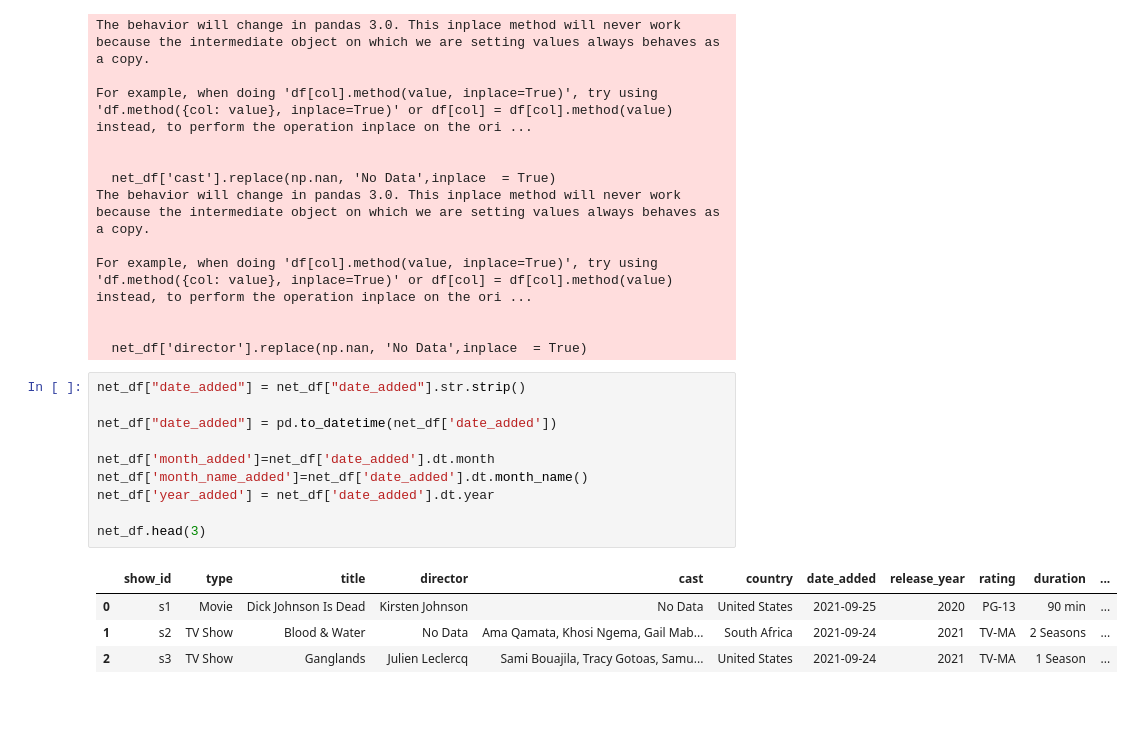
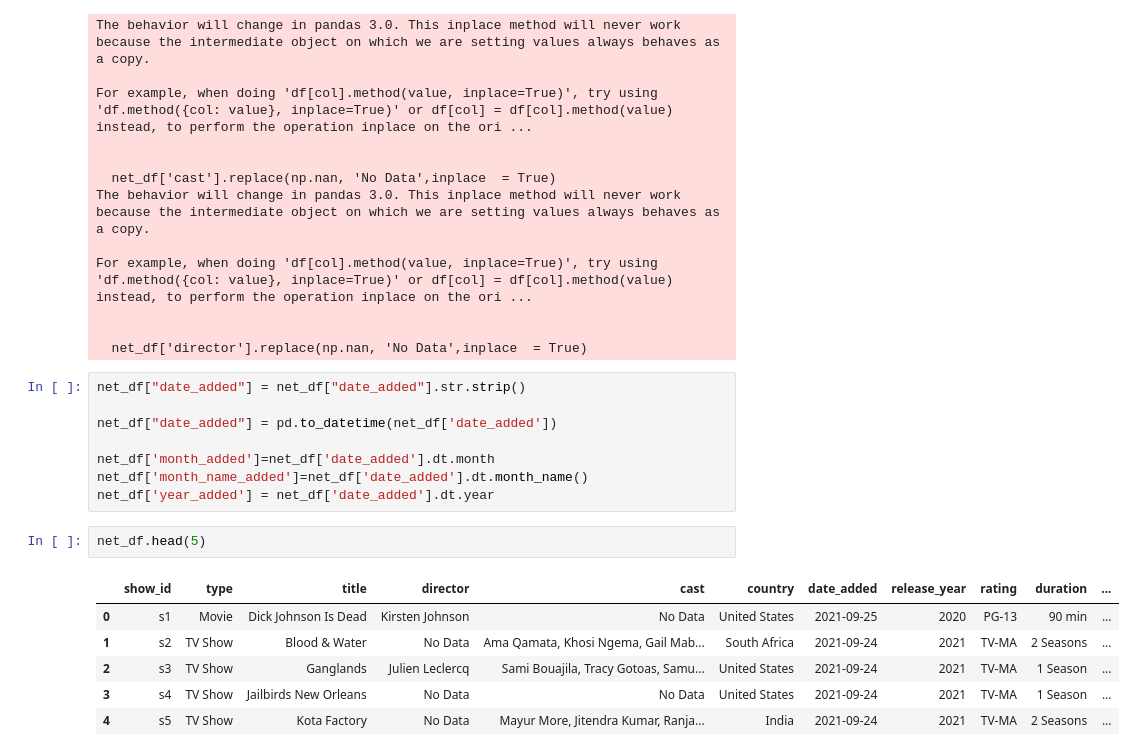
Before and after one commit to PatandyaW/Skripsikkk, a Jupyter notebook: Skripshit.ipynb, the cells around one changed output. Cells and saved outputs as stored; diff of their text form; blank space fills up the shorter version.

```diff
--- a/Skripshit.ipynb
+++ b/Skripshit.ipynb
@@ -142,10 +142,12 @@ net_df["date_added"] = pd.to_datetime(net_df['date_added'])
 net_df['month_added']=net_df['date_added'].dt.month
 net_df['month_name_added']=net_df['date_added'].dt.month_name()
 net_df['year_added'] = net_df['date_added'].dt.year
-
-net_df.head(3)
-# %% [output]
-|  | show_id | type | title | director | cast | country | date_added | release_year | rating | duration | ... |
-| 0 | s1 | Movie | Dick Johnson Is Dead | Kirsten Johnson | No Data | United States | 2021-09-25 | 2020 | PG-13 | 90 min | ... |
-| 1 | s2 | TV Show | Blood & Water | No Data | Ama Qamata, Khosi Ngema, Gail Mab... | South Africa | 2021-09-24 | 2021 | TV-MA | 2 Seasons | ... |
-| 2 | s3 | TV Show | Ganglands | Julien Leclercq | Sami Bouajila, Tracy Gotoas, Samu... | United States | 2021-09-24 | 2021 | TV-MA | 1 Season | ... |
+# %%
+net_df.head(5)
+# %% [output]
+|  | show_id | type | title | director | cast | country | date_added | release_year | rating | duration | ... |
+| 0 | s1 | Movie | Dick Johnson Is Dead | Kirsten Johnson | No Data | United States | 2021-09-25 | 2020 | PG-13 | 90 min | ... |
+| 1 | s2 | TV Show | Blood & Water | No Data | Ama Qamata, Khosi Ngema, Gail Mab... | South Africa | 2021-09-24 | 2021 | TV-MA | 2 Seasons | ... |
+| 2 | s3 | TV Show | Ganglands | Julien Leclercq | Sami Bouajila, Tracy Gotoas, Samu... | United States | 2021-09-24 | 2021 | TV-MA | 1 Season | ... |
+| 3 | s4 | TV Show | Jailbirds New Orleans | No Data | No Data | United States | 2021-09-24 | 2021 | TV-MA | 1 Season | ... |
+| 4 | s5 | TV Show | Kota Factory | No Data | Mayur More, Jitendra Kumar, Ranja... | India | 2021-09-24 | 2021 | TV-MA | 2 Seasons | ... |
```
Also changed, not shown: parts of 2 cells of this notebook.
